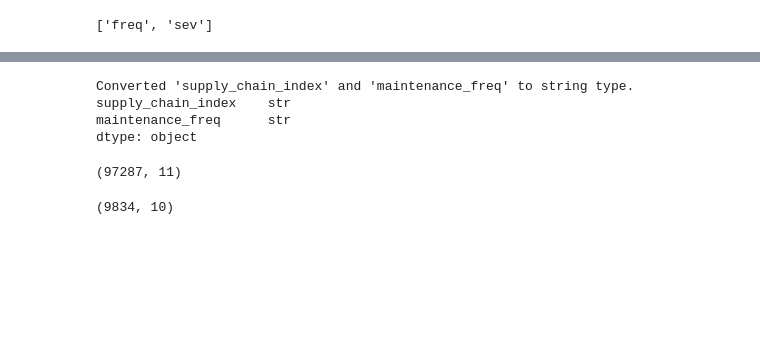
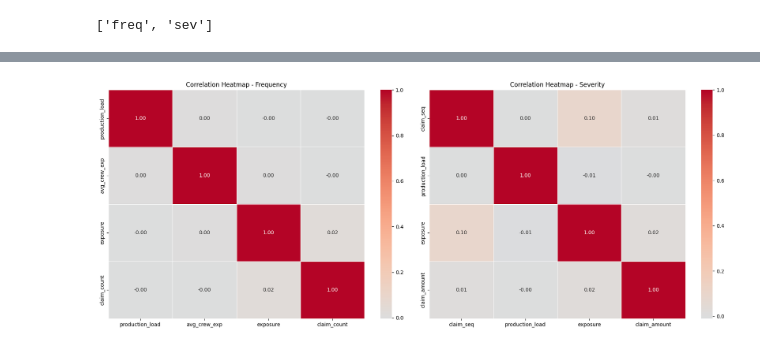
Before and after one commit to roohankhan8/soa, a Jupyter notebook: data-cleaning-interruption.ipynb, the cells around one changed output, grey strips where cells are left out. Cells and saved outputs as stored; diff of their text form; code cells hidden in the pictures; blank space fills up the shorter version.

```diff
--- a/data-cleaning-interruption.ipynb
+++ b/data-cleaning-interruption.ipynb
@@ -131,33 +165,18 @@ Filtered shape: (9848, 10)
-# %%
-# Ranges:
-# Freq only:
-# supply_chain_index 0-1,
-# avg_crew_exp 1-30,
-# maintenance_freq 0-6,
-# claim_count 0-4
-df_filtered_freq = df_filtered_freq[
-    (df_filtered_freq["supply_chain_index"] >= 0) & (df_filtered_freq["supply_chain_index"] <= 1)
-    & (df_filtered_freq["maintenance_freq"] >= 0) & (df_filtered_freq["maintenance_freq"] <= 6)
-    & (df_filtered_freq["avg_crew_exp"] >= 1) & (df_filtered_freq["avg_crew_exp"] <= 30)
-    & (df_filtered_freq["claim_count"] >= 0) & (df_filtered_freq["claim_count"] <= 4)
-]
-
-df_filtered_freq[['supply_chain_index', 'maintenance_freq']] = df_filtered_freq[['supply_chain_index', 'maintenance_freq']].astype(str)
-print("Converted 'supply_chain_index' and 'maintenance_freq' to string type.", df_filtered_freq[['supply_chain_index', 'maintenance_freq']].dtypes)
-
-df_filtered_freq.shape
-# %% [output]
-Converted 'supply_chain_index' and 'maintenance_freq' to string type. supply_chain_index    str
-maintenance_freq      str
-dtype: object
-(97287, 11)
-# %%
-df_filtered_sev = df_filtered_sev[
-    (df_filtered_sev["claim_amount"] >= 0)
-]
-df_filtered_sev.shape
-# %% [output]
-(9834, 10)
+# %%
+freq_corr = df_filtered_freq.select_dtypes(include="number").corr()
+sev_corr = df_filtered_sev.select_dtypes(include="number").corr()
+
+fig, axes = plt.subplots(1, 2, figsize=(18, 7))
+
+sns.heatmap(freq_corr, ax=axes[0], cmap="coolwarm", center=0, linewidths=0.5, annot=True, fmt=".2f")
+axes[0].set_title("Correlation Heatmap - Frequency")
+
+sns.heatmap(sev_corr, ax=axes[1], cmap="coolwarm", center=0, linewidths=0.5, annot=True, fmt=".2f")
+axes[1].set_title("Correlation Heatmap - Severity")
+
+plt.tight_layout()
+# %% [output]
+[figure, added]
 # %%
 df = df_filtered_freq.copy()
 df.head()
```
Also changed, not shown: parts of 11 cells of this notebook, 10 other files.
